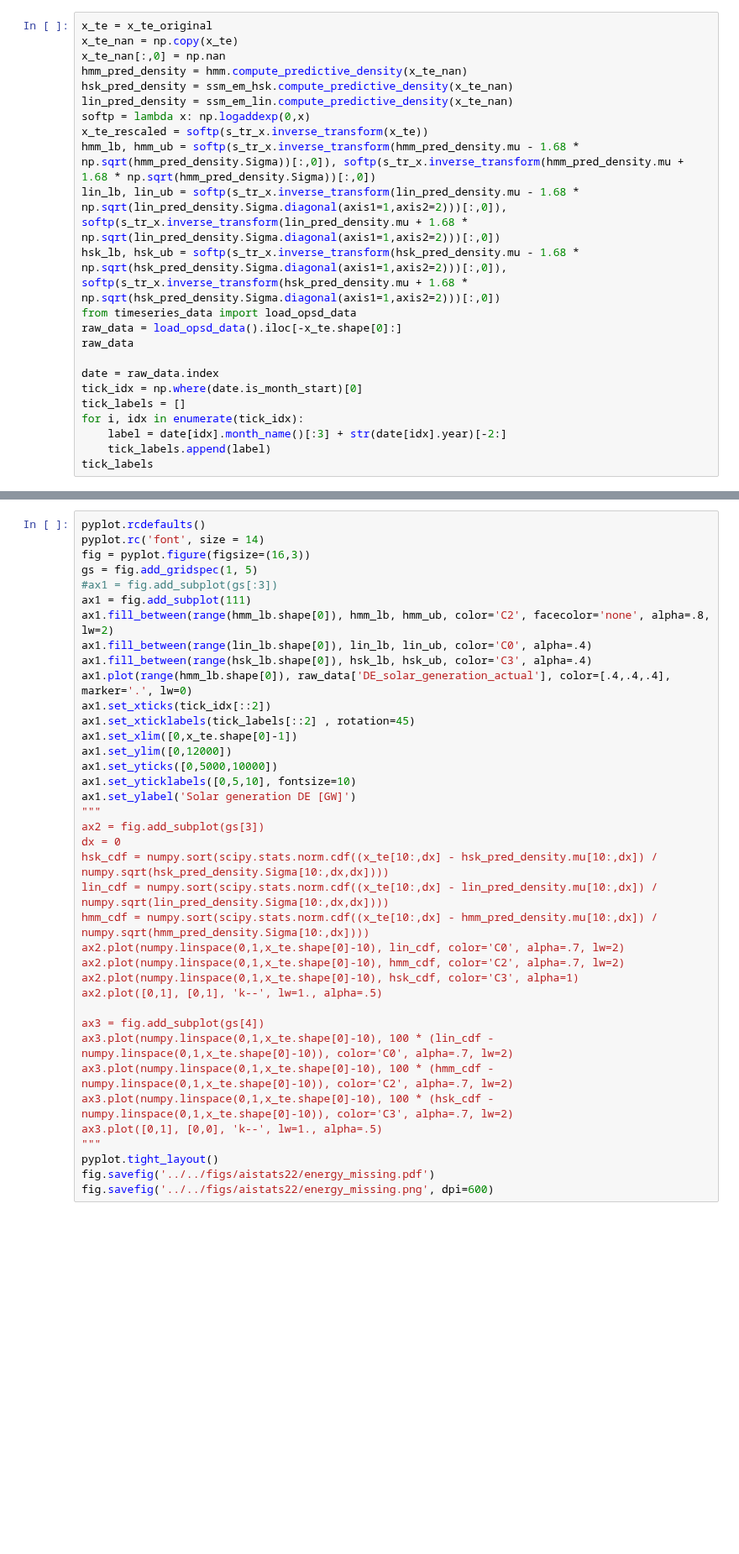
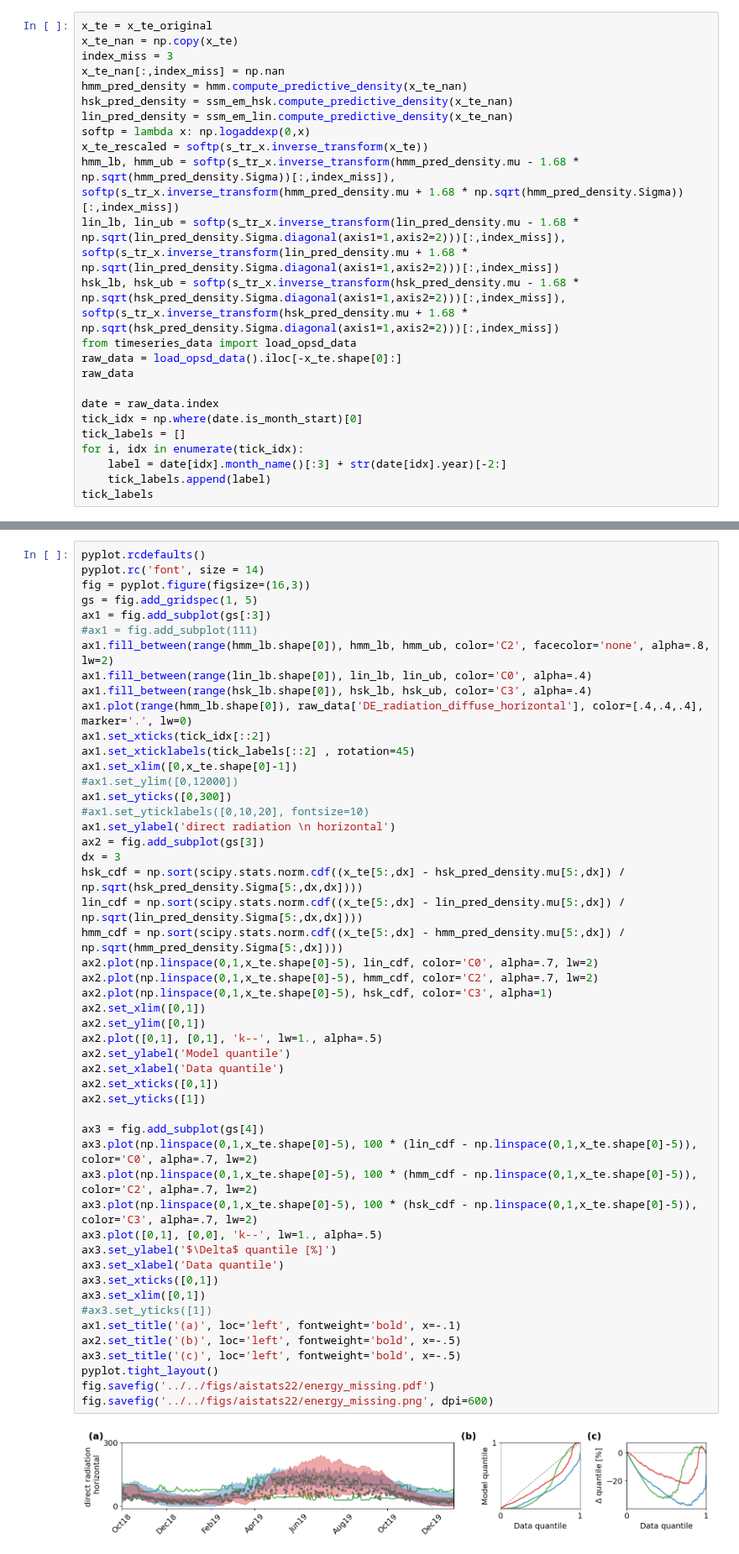
Before and after one commit to christiando/gaussian-toolbox, a Jupyter notebook: notebooks/heteroskedasticity/Energy Calibration.ipynb, the cells around one changed output, grey strips where cells are left out. Shown at 84% size. Cells and saved outputs as stored; diff of their text form; blank space fills up the shorter version.

Commit message:
updated missing data

```diff
--- a/notebooks/heteroskedasticity/Energy Calibration.ipynb
+++ b/notebooks/heteroskedasticity/Energy Calibration.ipynb
@@ -306,15 +367,16 @@ fig.savefig('../../figs/aistats22/energy.png', dpi=600)
 # %%
 x_te = x_te_original
 x_te_nan = np.copy(x_te)
-x_te_nan[:,0] = np.nan
+index_miss = 3
+x_te_nan[:,index_miss] = np.nan
 hmm_pred_density = hmm.compute_predictive_density(x_te_nan)
 hsk_pred_density = ssm_em_hsk.compute_predictive_density(x_te_nan)
 lin_pred_density = ssm_em_lin.compute_predictive_density(x_te_nan)
 softp = lambda x: np.logaddexp(0,x)
 x_te_rescaled = softp(s_tr_x.inverse_transform(x_te))
-hmm_lb, hmm_ub = softp(s_tr_x.inverse_transform(hmm_pred_density.mu - 1.68 * np.sqrt(hmm_pred_density.Sigma))[:,0]), softp(s_tr_x.inverse_transform(hmm_pred_density.mu + 1.68 * np.sqrt(hmm_pred_density.Sigma))[:,0])
-lin_lb, lin_ub = softp(s_tr_x.inverse_transform(lin_pred_density.mu - 1.68 * np.sqrt(lin_pred_density.Sigma.diagonal(axis1=1,axis2=2)))[:,0]), softp(s_tr_x.inverse_transform(lin_pred_density.mu + 1.68 * np.sqrt(lin_pred_density.Sigma.diagonal(axis1=1,axis2=2)))[:,0])
-hsk_lb, hsk_ub = softp(s_tr_x.inverse_transform(hsk_pred_density.mu - 1.68 * np.sqrt(hsk_pred_density.Sigma.diagonal(axis1=1,axis2=2)))[:,0]), softp(s_tr_x.inverse_transform(hsk_pred_density.mu + 1.68 * np.sqrt(hsk_pred_density.Sigma.diagonal(axis1=1,axis2=2)))[:,0])
+hmm_lb, hmm_ub = softp(s_tr_x.inverse_transform(hmm_pred_density.mu - 1.68 * np.sqrt(hmm_pred_density.Sigma))[:,index_miss]), softp(s_tr_x.inverse_transform(hmm_pred_density.mu + 1.68 * np.sqrt(hmm_pred_density.Sigma))[:,index_miss])
+lin_lb, lin_ub = softp(s_tr_x.inverse_transform(lin_pred_density.mu - 1.68 * np.sqrt(lin_pred_density.Sigma.diagonal(axis1=1,axis2=2)))[:,index_miss]), softp(s_tr_x.inverse_transform(lin_pred_density.mu + 1.68 * np.sqrt(lin_pred_density.Sigma.diagonal(axis1=1,axis2=2)))[:,index_miss])
+hsk_lb, hsk_ub = softp(s_tr_x.inverse_transform(hsk_pred_density.mu - 1.68 * np.sqrt(hsk_pred_density.Sigma.diagonal(axis1=1,axis2=2)))[:,index_miss]), softp(s_tr_x.inverse_transform(hsk_pred_density.mu + 1.68 * np.sqrt(hsk_pred_density.Sigma.diagonal(axis1=1,axis2=2)))[:,index_miss])
 from timeseries_data import load_opsd_data
 raw_data = load_opsd_data().iloc[-x_te.shape[0]:]
 raw_data
@@ -329,38 +408,52 @@ tick_labels
 # %%
 pyplot.rcdefaults()
 pyplot.rc('font', size = 14)
 fig = pyplot.figure(figsize=(16,3))
 gs = fig.add_gridspec(1, 5)
-#ax1 = fig.add_subplot(gs[:3])
-ax1 = fig.add_subplot(111)
+ax1 = fig.add_subplot(gs[:3])
+#ax1 = fig.add_subplot(111)
 ax1.fill_between(range(hmm_lb.shape[0]), hmm_lb, hmm_ub, color='C2', facecolor='none', alpha=.8, lw=2)
 ax1.fill_between(range(lin_lb.shape[0]), lin_lb, lin_ub, color='C0', alpha=.4)
 ax1.fill_between(range(hsk_lb.shape[0]), hsk_lb, hsk_ub, color='C3', alpha=.4)
-ax1.plot(range(hmm_lb.shape[0]), raw_data['DE_solar_generation_actual'], color=[.4,.4,.4], marker='.', lw=0)
+ax1.plot(range(hmm_lb.shape[0]), raw_data['DE_radiation_diffuse_horizontal'], color=[.4,.4,.4], marker='.', lw=0)
 ax1.set_xticks(tick_idx[::2])
 ax1.set_xticklabels(tick_labels[::2] , rotation=45)
 ax1.set_xlim([0,x_te.shape[0]-1])
-ax1.set_ylim([0,12000])
-ax1.set_yticks([0,5000,10000])
-ax1.set_yticklabels([0,5,10], fontsize=10)
-ax1.set_ylabel('Solar generation DE [GW]')
-"""
+#ax1.set_ylim([0,12000])
+ax1.set_yticks([0,300])
+#ax1.set_yticklabels([0,10,20], fontsize=10)
+ax1.set_ylabel('direct radiation \n horizontal')
 ax2 = fig.add_subplot(gs[3])
-dx = 0
-hsk_cdf = numpy.sort(scipy.stats.norm.cdf((x_te[10:,dx] - hsk_pred_density.mu[10:,dx]) / numpy.sqrt(hsk_pred_density.Sigma[10:,dx,dx])))
-lin_cdf = numpy.sort(scipy.stats.norm.cdf((x_te[10:,dx] - lin_pred_density.mu[10:,dx]) / numpy.sqrt(lin_pred_density.Sigma[10:,dx,dx])))
-hmm_cdf = numpy.sort(scipy.stats.norm.cdf((x_te[10:,dx] - hmm_pred_density.mu[10:,dx]) / numpy.sqrt(hmm_pred_density.Sigma[10:,dx])))
-ax2.plot(numpy.linspace(0,1,x_te.shape[0]-10), lin_cdf, color='C0', alpha=.7, lw=2)
-ax2.plot(numpy.linspace(0,1,x_te.shape[0]-10), hmm_cdf, color='C2', alpha=.7, lw=2)
-ax2.plot(numpy.linspace(0,1,x_te.shape[0]-10), hsk_cdf, color='C3', alpha=1)
+dx = 3
+hsk_cdf = np.sort(scipy.stats.norm.cdf((x_te[5:,dx] - hsk_pred_density.mu[5:,dx]) / np.sqrt(hsk_pred_density.Sigma[5:,dx,dx])))
+lin_cdf = np.sort(scipy.stats.norm.cdf((x_te[5:,dx] - lin_pred_density.mu[5:,dx]) / np.sqrt(lin_pred_density.Sigma[5:,dx,dx])))
+hmm_cdf = np.sort(scipy.stats.norm.cdf((x_te[5:,dx] - hmm_pred_density.mu[5:,dx]) / np.sqrt(hmm_pred_density.Sigma[5:,dx])))
+ax2.plot(np.linspace(0,1,x_te.shape[0]-5), lin_cdf, color='C0', alpha=.7, lw=2)
+ax2.plot(np.linspace(0,1,x_te.shape[0]-5), hmm_cdf, color='C2', alpha=.7, lw=2)
+ax2.plot(np.linspace(0,1,x_te.shape[0]-5), hsk_cdf, color='C3', alpha=1)
+ax2.set_xlim([0,1])
+ax2.set_ylim([0,1])
 ax2.plot([0,1], [0,1], 'k--', lw=1., alpha=.5)
+ax2.set_ylabel('Model quantile')
+ax2.set_xlabel('Data quantile')
+ax2.set_xticks([0,1])
+ax2.set_yticks([1])
 
 ax3 = fig.add_subplot(gs[4])
-ax3.plot(numpy.linspace(0,1,x_te.shape[0]-10), 100 * (lin_cdf - numpy.linspace(0,1,x_te.shape[0]-10)), color='C0', alpha=.7, lw=2)
-ax3.plot(numpy.linspace(0,1,x_te.shape[0]-10), 100 * (hmm_cdf - numpy.linspace(0,1,x_te.shape[0]-10)), color='C2', alpha=.7, lw=2)
-ax3.plot(numpy.linspace(0,1,x_te.shape[0]-10), 100 * (hsk_cdf - numpy.linspace(0,1,x_te.shape[0]-10)), color='C3', alpha=.7, lw=2)
+ax3.plot(np.linspace(0,1,x_te.shape[0]-5), 100 * (lin_cdf - np.linspace(0,1,x_te.shape[0]-5)), color='C0', alpha=.7, lw=2)
+ax3.plot(np.linspace(0,1,x_te.shape[0]-5), 100 * (hmm_cdf - np.linspace(0,1,x_te.shape[0]-5)), color='C2', alpha=.7, lw=2)
+ax3.plot(np.linspace(0,1,x_te.shape[0]-5), 100 * (hsk_cdf - np.linspace(0,1,x_te.shape[0]-5)), color='C3', alpha=.7, lw=2)
 ax3.plot([0,1], [0,0], 'k--', lw=1., alpha=.5)
-"""
+ax3.set_ylabel('$\Delta$ quantile [%]')
+ax3.set_xlabel('Data quantile')
+ax3.set_xticks([0,1])
+ax3.set_xlim([0,1])
+#ax3.set_yticks([1])
+ax1.set_title('(a)', loc='left', fontweight='bold', x=-.1)
+ax2.set_title('(b)', loc='left', fontweight='bold', x=-.5)
+ax3.set_title('(c)', loc='left', fontweight='bold', x=-.5)
 pyplot.tight_layout()
 fig.savefig('../../figs/aistats22/energy_missing.pdf')
 fig.savefig('../../figs/aistats22/energy_missing.png', dpi=600)
+# %% [output]
+[figure, added]
```
Also changed, not shown: parts of 7 cells of this notebook.
